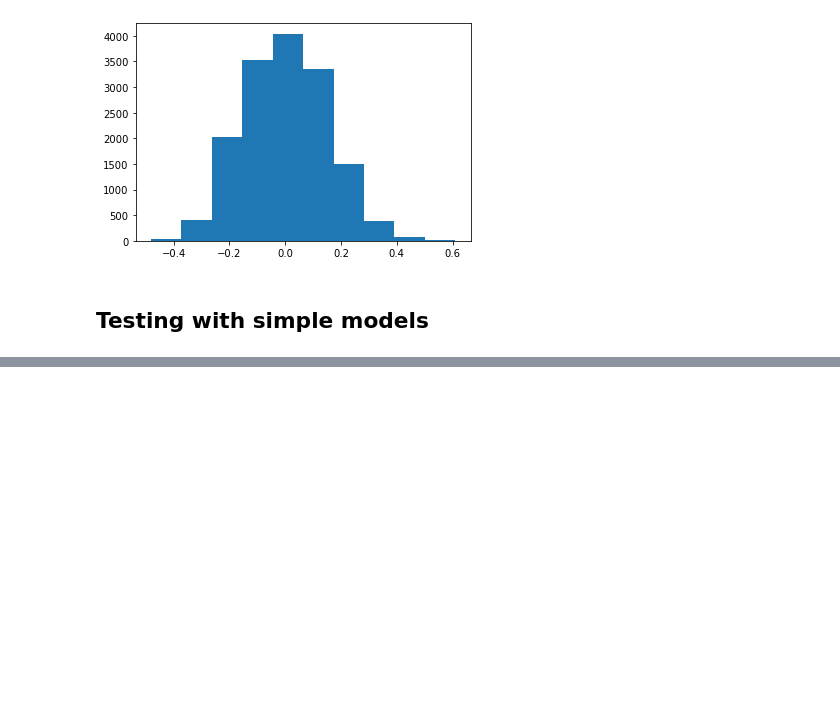
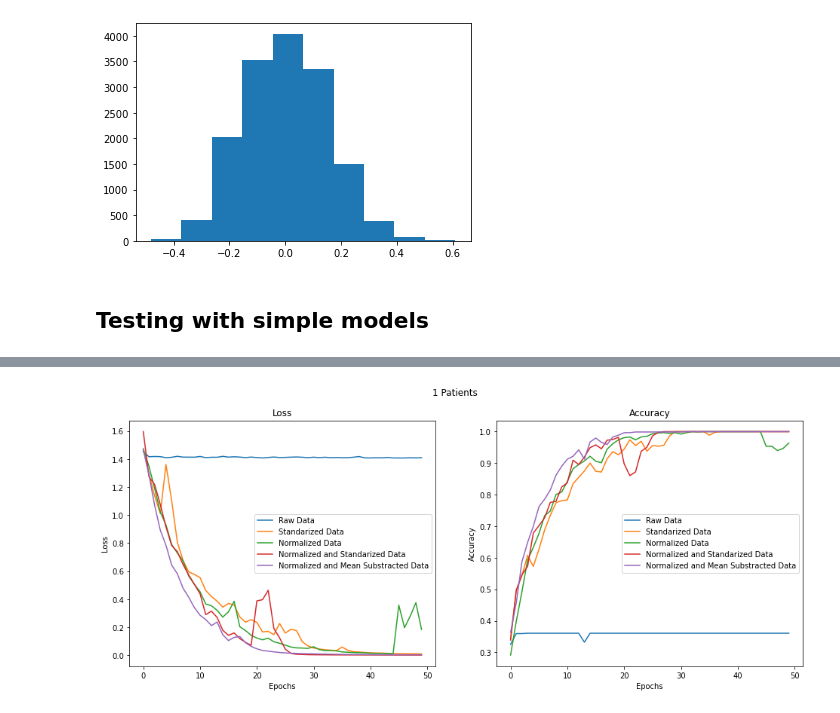
Before and after one commit to Jorgvt/SSD_IA3, a Jupyter notebook: Notebooks/debug_together.ipynb, the cells around one changed output, grey strips where cells are left out. Drawn from its saved outputs; the diff is of its cells as text; code cells hidden in the pictures; blank space fills up the shorter version.

```diff
--- a/Notebooks/debug_together.ipynb
+++ b/Notebooks/debug_together.ipynb
@@ -178,0 +342,36 @@ model.summary()
+# %%
+def train_scaled_data(scaled_data, labels, epochs=50):
+    histories = {}
+
+    ## Train a model for each different scaled data and store the History object
+    for name, data in tqdm(scaled_data.items()):
+        model = create_simple_model(512, config["classes"])
+        history = model.fit(np.expand_dims(data, axis=-1), labels, batch_size=16, epochs=epochs, verbose=0)
+        histories[name] = history
+
+    return histories
+# %%
+def plot_histories(histories, n_patients):
+    plt.figure(figsize=(16,6))
+    plt.suptitle(f"{n_patients} Patients")
+    plt.subplot(1,2,1)
+    plt.title("Loss")
+
+    for i, (name, history) in enumerate(histories.items()):
+        plt.plot(history.history["loss"], label=name)
+
+    plt.legend()
+    plt.xlabel("Epochs")
+    plt.ylabel("Loss")
+
+    plt.subplot(1,2,2)
+    plt.title("Accuracy")
+
+    for i, (name, history) in enumerate(histories.items()):
+        plt.plot(history.history["accuracy"], label=name)
+
+    plt.legend()
+    plt.xlabel("Epochs")
+    plt.ylabel("Accuracy")
+
+    plt.show()
@@ -178,0 +380,9 @@ model.summary()
+# %%
+path = "../Data/PSG1.edf"
+# %%
+data, labels = load_data(path)
+scaled_data = create_scaled_data(data)
+histories = train_scaled_data(scaled_data, labels-1, epochs=50) # Very important -1 so that labels are [0,4] and not [1,5]
+plot_histories(histories,1)
+# %% [output]
+[figure, added]
```
Also changed, not shown: parts of 25 cells of this notebook.
